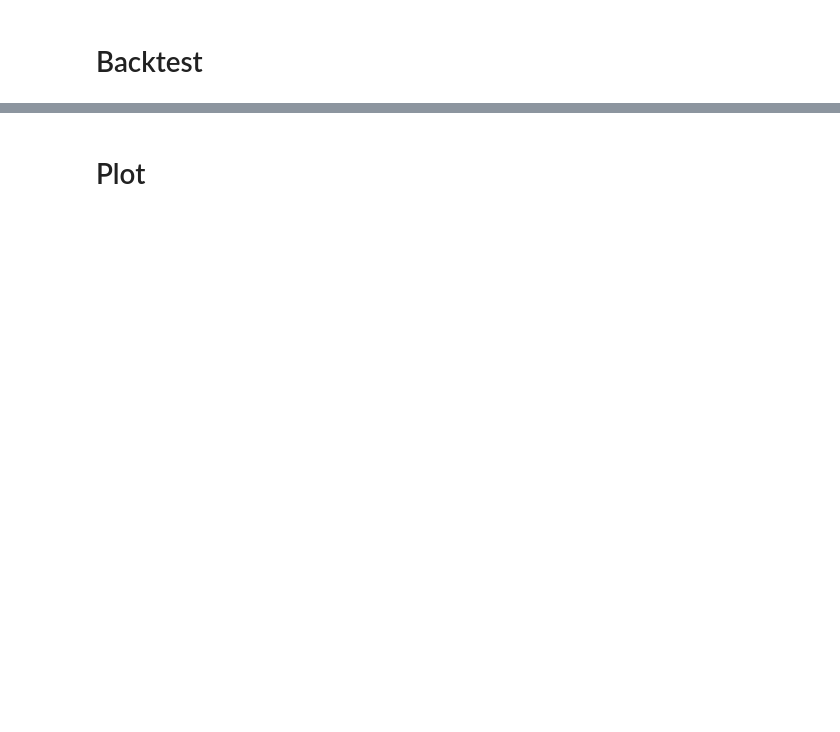
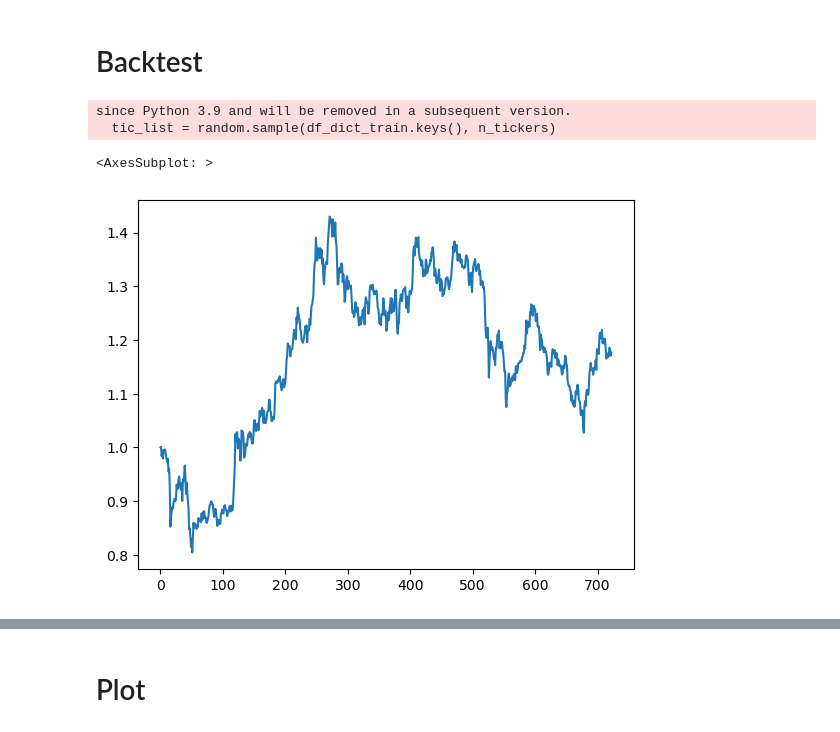
Before and after one commit to freedom5wind/StockTrading, a Jupyter notebook: ExpMultiStockTrading.ipynb, the cells around one changed output, grey strips where cells are left out. Cells and saved outputs as stored; diff of their text form; code cells hidden in the pictures; blank space fills up the shorter version.

Commit message:
Update data collectiong part

```diff
--- a/ExpMultiStockTrading.ipynb
+++ b/ExpMultiStockTrading.ipynb
@@ -475,16 +627,15 @@ df_dict_SZSE40 = preprocess(from_dir, to_dir)
 # Setup environment
 # %%
 dataset_dir = os.path.join(PREPROCESSED_DATA_DIR, 'SSE50')
-# Just load data
-if True or 'df_dict' not in locals():
-    df_dict = {}
-    _, _, files = next(os.walk(dataset_dir))
-    for file in files:
-        processed_file_path = os.path.join(dataset_dir, file)
-        df = pd.read_csv(processed_file_path, index_col=False)
-        assert df.isna().sum().sum() == 0, f'Nan found in {file}.'
-        tic = file.replace('.csv', '')
-        df_dict[tic] = df.copy()
+# load data
+
+df_dict = {}
+_, _, files = next(os.walk(dataset_dir))
+for file in files:
+    processed_file_path = os.path.join(dataset_dir, file)
+    df = pd.read_csv(processed_file_path, index_col=False)
+    tic = file.replace('.csv', '')
+    df_dict[tic] = df.copy()
 # %%
 # Split data
 df_dict_train = dict()
@@ -655,0 +775,2 @@ model.learn(total_timesteps=1000)
+# %%
+model = TQC.load('./models/TQC/trial_1_best_model/best_model.zip')
@@ -656,2 +780,24 @@ model.learn(total_timesteps=1000)
 # %% [markdown]
 # Backtest
+# %%
+_, _, env_trade = get_envs()
+# %% [output]
+since Python 3.9 and will be removed in a subsequent version.
+  tic_list = random.sample(df_dict_train.keys(), n_tickers)
+# %%
+done = False
+actions_memory = []
+reward_memory = []
+
+obs = env_trade.reset()
+while not done:
+    action, _ = model.predict(obs, deterministic=True)
+    actions_memory.append(action)
+    obs, r, done, _ = env_trade.step(action)
+    reward_memory.append(r)
+# %%
+import seaborn as sns
+sns.lineplot(env_trade.asset_memory)
+# %% [output]
+<AxesSubplot: >
+[figure, added]
```
Also changed, not shown: parts of 77 cells of this notebook, 1 other file.
